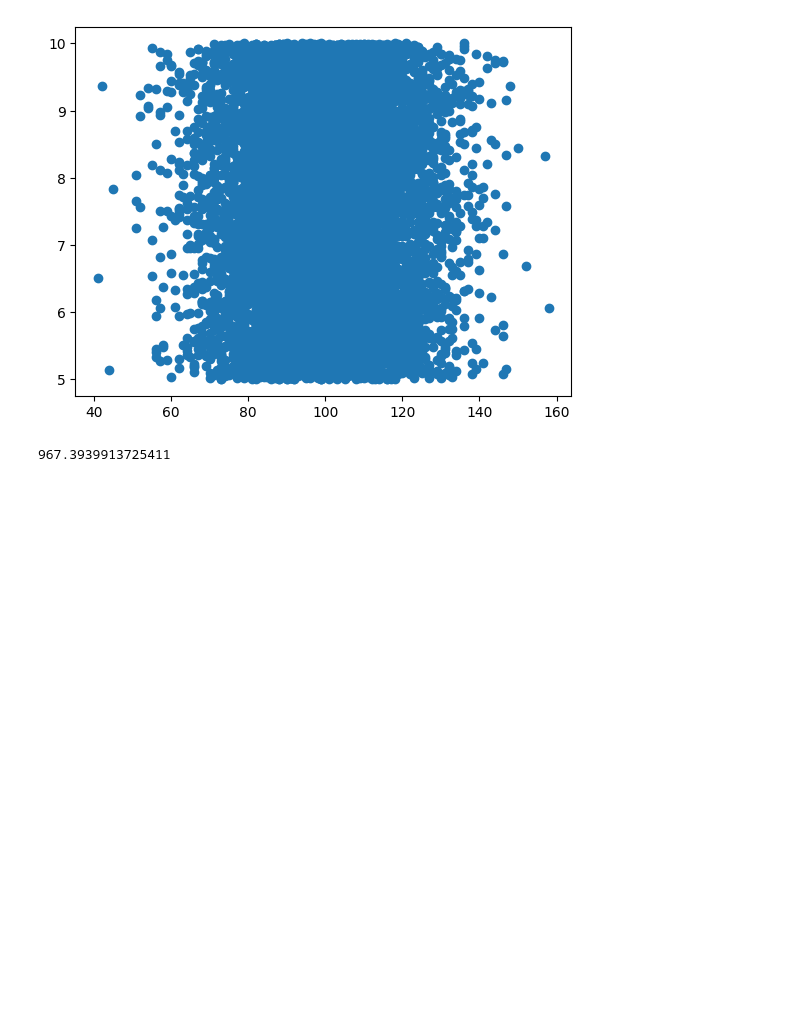
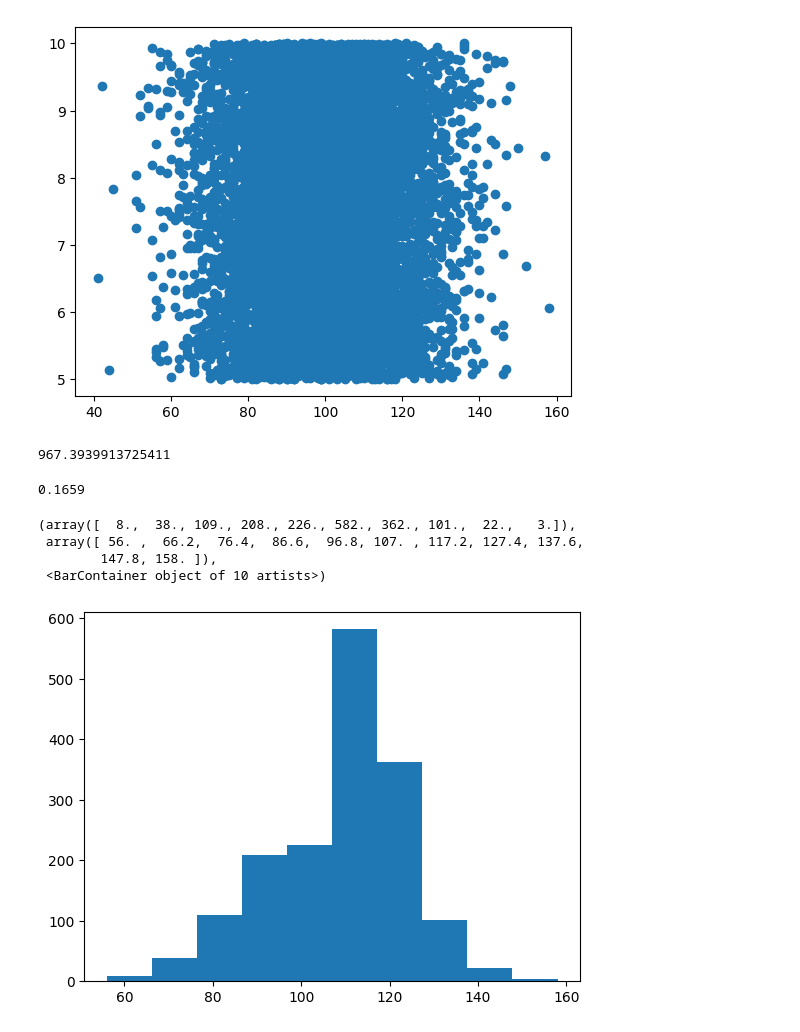
Before and after one commit to gojorojo001/ds-project-1, a Jupyter notebook: ds-project-1.ipynb, the cells around one changed output. Saved outputs shown, nothing was run; the diff lists cells and outputs as text; code cells hidden in the pictures; blank space fills up the shorter version.

Commit message:
Kaggle Notebook | ds-project-1 | calculated_the_prior_probability

```diff
--- a/ds-project-1.ipynb
+++ b/ds-project-1.ipynb
@@ -115,0 +121,13 @@ np.linalg.det(feature_selected_data.iloc[:, 0:5].cov())
+# %%
+placement_equals_1_prior
+# %% [output]
+0.1659
+# %%
+#calculating the likelyhood probability
+plt.hist(data[data[data.columns[-1]] == 1][data.columns[1]])
+# %% [output]
+(array([  8.,  38., 109., 208., 226., 582., 362., 101.,  22.,   3.]),
+ array([ 56. ,  66.2,  76.4,  86.6,  96.8, 107. , 117.2, 127.4, 137.6,
+        147.8, 158. ]),
+ <BarContainer object of 10 artists>)
+[figure, added]
```
Also changed, not shown: parts of 1 cell of this notebook.
